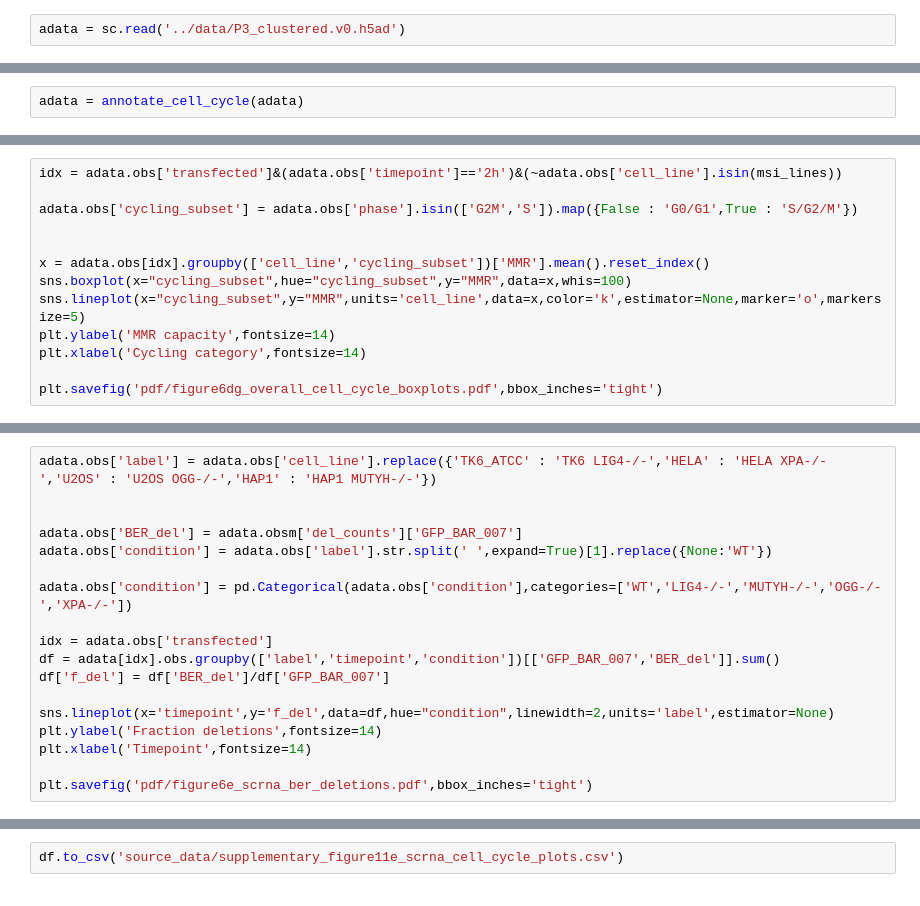
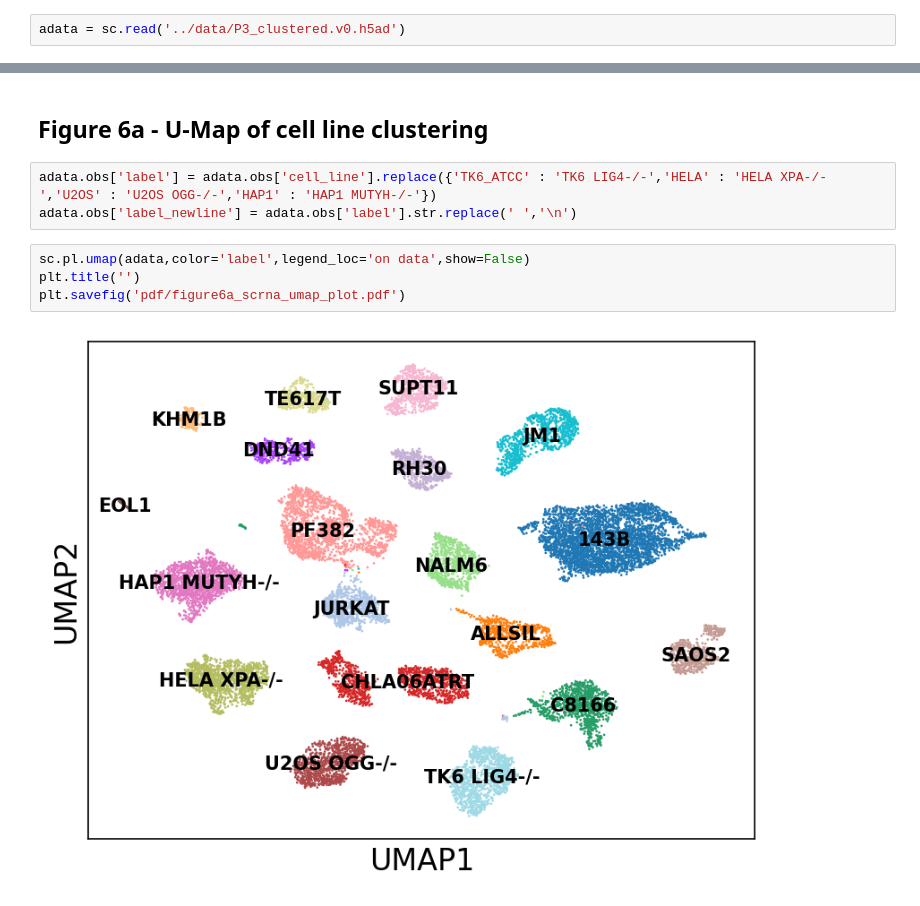
Before and after one commit to getzlab/HCRseq_manuscript_2026, a Jupyter notebook: figures/Figure6.ipynb, the cells around one changed output, grey strips where cells are left out. Drawn from its saved outputs; the diff is of its cells as text.

Commit message:
Updated figure numbering

```diff
--- a/figures/Figure6.ipynb
+++ b/figures/Figure6.ipynb
@@ -148,2 +30,0 @@ def annotate_cell_cycle(adata):
-# %%
-adata = annotate_cell_cycle(adata)
@@ -196,13 +30,0 @@ adata.obs.loc[idx,['phase','S_score','G2M_score','MMR']].to_csv('source_data/fig
-# %%
-idx = adata.obs['transfected']&(adata.obs['timepoint']=='2h')&(~adata.obs['cell_line'].isin(msi_lines))
-
-adata.obs['cycling_subset'] = adata.obs['phase'].isin(['G2M','S']).map({False : 'G0/G1',True : 'S/G2/M'})
-
-
-x = adata.obs[idx].groupby(['cell_line','cycling_subset'])['MMR'].mean().reset_index()
-sns.boxplot(x="cycling_subset",hue="cycling_subset",y="MMR",data=x,whis=100)
-sns.lineplot(x="cycling_subset",y="MMR",units='cell_line',data=x,color='k',estimator=None,marker='o',markersize=5)
-plt.ylabel('MMR capacity',fontsize=14)
-plt.xlabel('Cycling category',fontsize=14)
-
-plt.savefig('pdf/figure6dg_overall_cell_cycle_boxplots.pdf',bbox_inches='tight')
@@ -215,18 +30,0 @@ x.dropna().to_csv('source_data/figure6dg_overall_cell_cycle_boxplots.csv')
-# %%
-adata.obs['label'] = adata.obs['cell_line'].replace({'TK6_ATCC' : 'TK6 LIG4-/-','HELA' : 'HELA XPA-/-','U2OS' : 'U2OS OGG-/-','HAP1' : 'HAP1 MUTYH-/-'})
-
-
-adata.obs['BER_del'] = adata.obsm['del_counts']['GFP_BAR_007']
-adata.obs['condition'] = adata.obs['label'].str.split(' ',expand=True)[1].replace({None:'WT'})
-
-adata.obs['condition'] = pd.Categorical(adata.obs['condition'],categories=['WT','LIG4-/-','MUTYH-/-','OGG-/-','XPA-/-'])
-
-idx = adata.obs['transfected']
-df = adata[idx].obs.groupby(['label','timepoint','condition'])[['GFP_BAR_007','BER_del']].sum()
-df['f_del'] = df['BER_del']/df['GFP_BAR_007']
-
-sns.lineplot(x='timepoint',y='f_del',data=df,hue="condition",linewidth=2,units='label',estimator=None)
-plt.ylabel('Fraction deletions',fontsize=14)
-plt.xlabel('Timepoint',fontsize=14)
-
-plt.savefig('pdf/figure6e_scrna_ber_deletions.pdf',bbox_inches='tight')
@@ -292,2 +31,11 @@ plt.savefig('pdf/supplementary_figure11e_scrna_cell_cycle_plots.pdf',bbox_inches
-# %%
-df.to_csv('source_data/supplementary_figure11e_scrna_cell_cycle_plots.csv')
+# %% [markdown]
+## Figure 6a - U-Map of cell line clustering
+# %%
+adata.obs['label'] = adata.obs['cell_line'].replace({'TK6_ATCC' : 'TK6 LIG4-/-','HELA' : 'HELA XPA-/-','U2OS' : 'U2OS OGG-/-','HAP1' : 'HAP1 MUTYH-/-'})
+adata.obs['label_newline'] = adata.obs['label'].str.replace(' ','\n')
+# %%
+sc.pl.umap(adata,color='label',legend_loc='on data',show=False)
+plt.title('')
+plt.savefig('pdf/figure6a_scrna_umap_plot.pdf')
+# %% [output]
+[figure, added]
```
Also changed, not shown: parts of 58 cells of this notebook, 41 other files.
